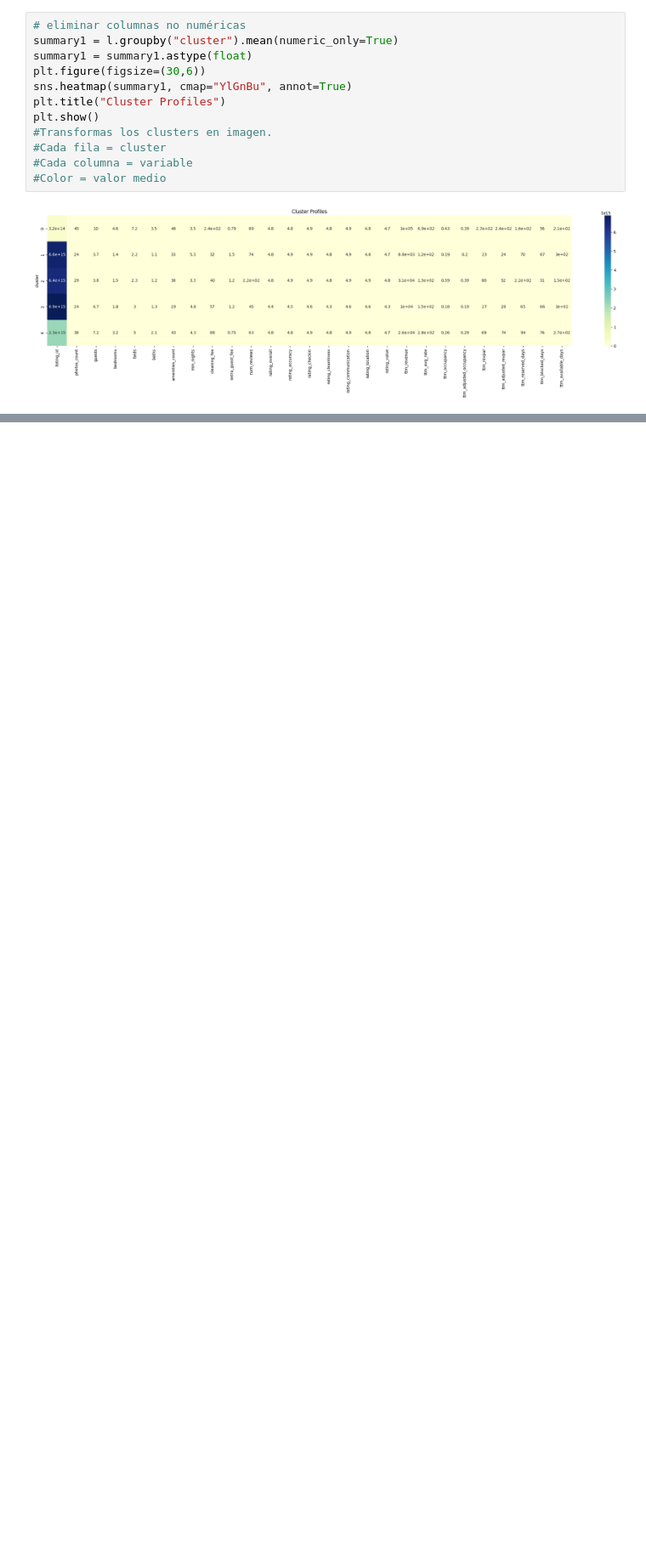
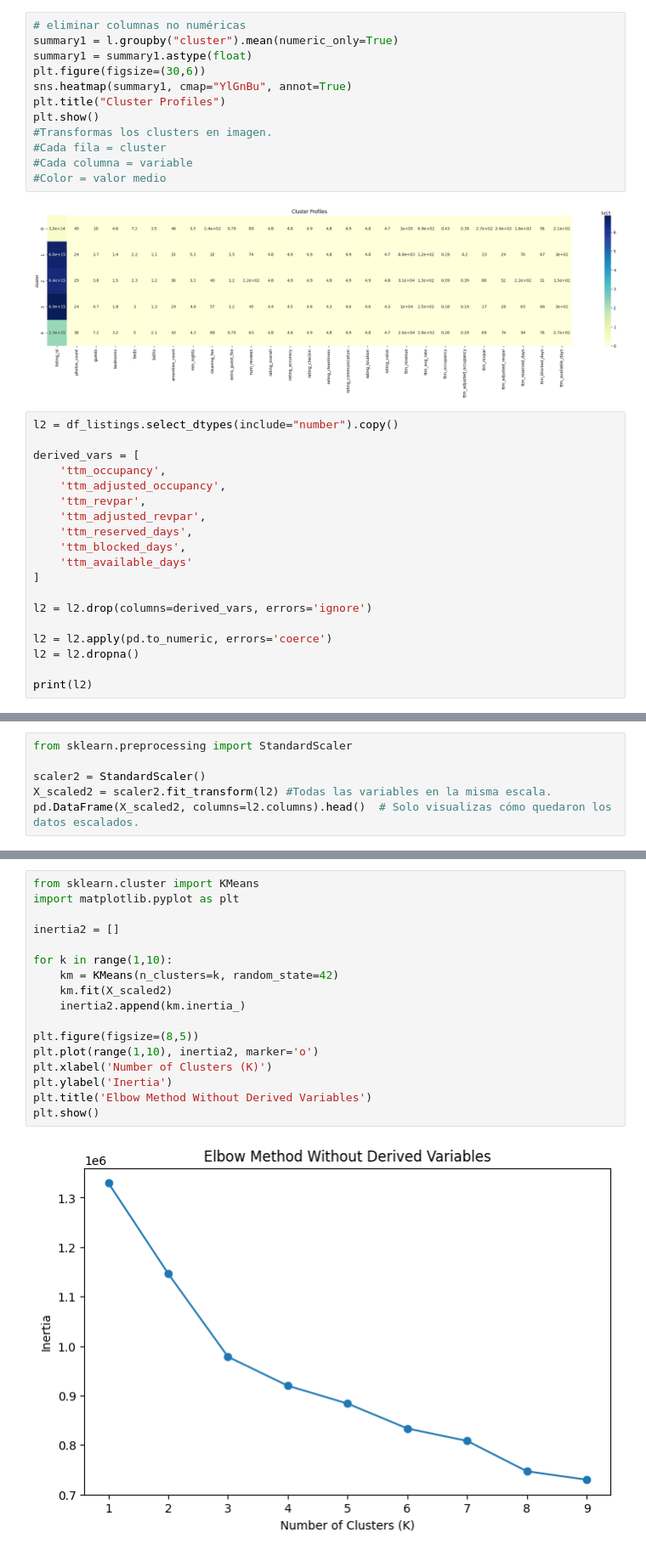
Before and after one commit to HenriquePRebolho/AirbnbDataMining, a Jupyter notebook: AirbnbDataMining-main/method_development/clustering.ipynb, the cells around one changed output, grey strips where cells are left out. Shown at 85% size. Saved outputs shown, nothing was run; the diff lists cells and outputs as text; blank space fills up the shorter version.

Commit message:
Added K-Means clustering analysis and model comparison

```diff
--- a/AirbnbDataMining-main/method_development/clustering.ipynb
+++ b/AirbnbDataMining-main/method_development/clustering.ipynb
@@ -149,3 +169,22 @@ plt.show()
 #Color = valor medio
 # %% [output]
 [figure]
+# %%
+l2 = df_listings.select_dtypes(include="number").copy()
+
+derived_vars = [
+    'ttm_occupancy',
+    'ttm_adjusted_occupancy',
+    'ttm_revpar',
+    'ttm_adjusted_revpar',
+    'ttm_reserved_days',
+    'ttm_blocked_days',
+    'ttm_available_days'
+]
+
+l2 = l2.drop(columns=derived_vars, errors='ignore')
+
+l2 = l2.apply(pd.to_numeric, errors='coerce')
+l2 = l2.dropna()
+
+print(l2)
@@ -151,0 +209,6 @@ plt.show()
+# %%
+from sklearn.preprocessing import StandardScaler
+
+scaler2 = StandardScaler()
+X_scaled2 = scaler2.fit_transform(l2) #Todas las variables en la misma escala.
+pd.DataFrame(X_scaled2, columns=l2.columns).head()  # Solo visualizas cómo quedaron los datos escalados.
@@ -151,0 +222,19 @@ plt.show()
+# %%
+from sklearn.cluster import KMeans
+import matplotlib.pyplot as plt
+
+inertia2 = []
+
+for k in range(1,10):
+    km = KMeans(n_clusters=k, random_state=42)
+    km.fit(X_scaled2)
+    inertia2.append(km.inertia_)
+
+plt.figure(figsize=(8,5))
+plt.plot(range(1,10), inertia2, marker='o')
+plt.xlabel('Number of Clusters (K)')
+plt.ylabel('Inertia')
+plt.title('Elbow Method Without Derived Variables')
+plt.show()
+# %% [output]
+[figure, added]
```
Also changed, not shown: parts of 8 cells of this notebook.
